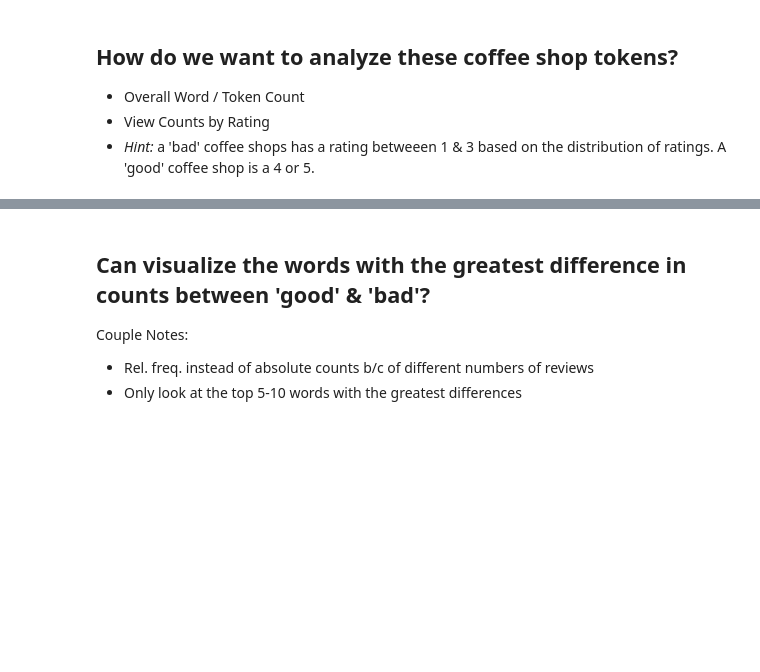
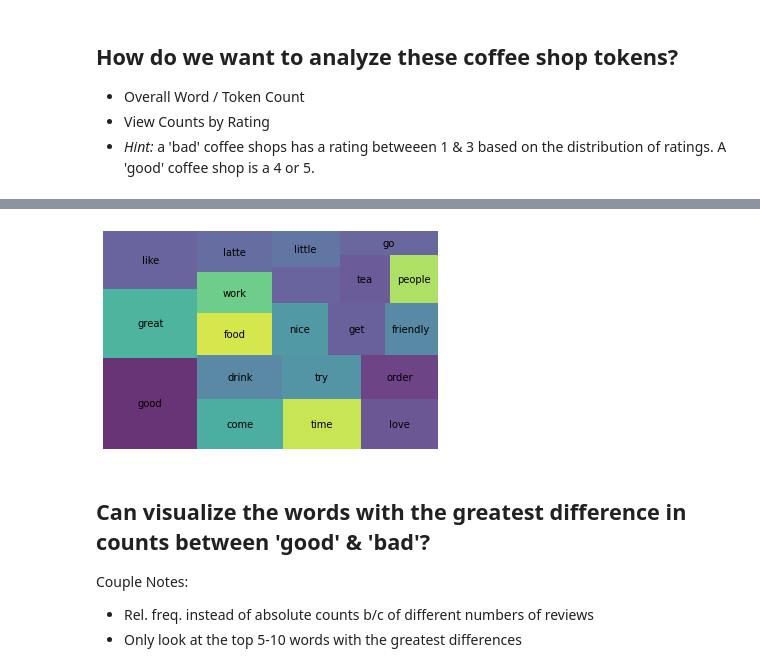
Before and after one commit to minh14496/DS-Unit-4-Sprint-1-NLP, a Jupyter notebook: module1-text-data/LS_DS_411_Text_Data_Assignment.ipynb, the cells around one changed output, grey strips where cells are left out. Cells and saved outputs as stored; diff of their text form; code cells hidden in the pictures; blank space fills up the shorter version.

```diff
--- a/module1-text-data/LS_DS_411_Text_Data_Assignment.ipynb
+++ b/module1-text-data/LS_DS_411_Text_Data_Assignment.ipynb
@@ -55,0 +79,9 @@ Name: coffee_shop_name, Length: 79, dtype: int64
+# %%
+def strip_date(doc):
+    #pattern = r'[\d{2}/\d{2}/\d{4}]' # this is for stripping out date
+    pattern = r'[^a-zA-Z ]'
+    # Replace all occurrences of character \\n with space
+    clean_doc = re.sub(pattern, '', doc).strip().replace("  ", " ")
+    return clean_doc
+
+shops['clean_text'] = shops['full_review_text'].apply(strip_date)
@@ -56,6 +97,30 @@ Name: coffee_shop_name, Length: 79, dtype: int64
+# %%
+STOP_WORDS = nlp.Defaults.stop_words.union(['checkin', 'coffee', 'shop', 'place', 'nt', 'm', 've', 's', 'austin'])
+# %%
+# nested list that stores all tokens from all docs
+tokens = []
+for doc in nlp.pipe(shops['clean_text']):
+
+    # store tokens from individual docs
+    doc_tokens = []
+
+    # iter through the tokens of the doc
+    for token in doc:
+        # provide stopword and punctuation filters on our tokens
+        if ((token.is_punct == False) and (token.text.lower() not in STOP_WORDS) and (token.pos_ != 'PRON')):
+            # store doc's tokens in list
+            # case normalize our tokens
+            doc_tokens.append(token.lemma_.lower())
+
+    # store doc_tokens in our master list
+    tokens.append(doc_tokens)
 # %% [markdown]
 ## How do we want to analyze these coffee shop tokens?
 
 - Overall Word / Token Count
 - View Counts by Rating
 - *Hint:* a 'bad' coffee shops has a rating betweeen 1 & 3 based on the distribution of ratings. A 'good' coffee shop is a 4 or 5.
+# %%
+shops['tokens'] = tokens
+good_mask = shops['star_rating']>3
+bad_mask = ~good_mask
@@ -62,3 +201,13 @@ Name: coffee_shop_name, Length: 79, dtype: int64
+# %%
+wc = count(shops['tokens'])
+
+wc_top20 = wc[wc['rank'] <= 20]
+
+squarify.plot(sizes=wc_top20['pct_total'], label=wc_top20['word'], alpha=.8 )
+plt.axis('off')
+plt.show()
+# %% [output]
+[figure, added]
 # %% [markdown]
 ## Can visualize the words with the greatest difference in counts between 'good' & 'bad'?
 
```
Also changed, not shown: parts of 10 cells of this notebook.
